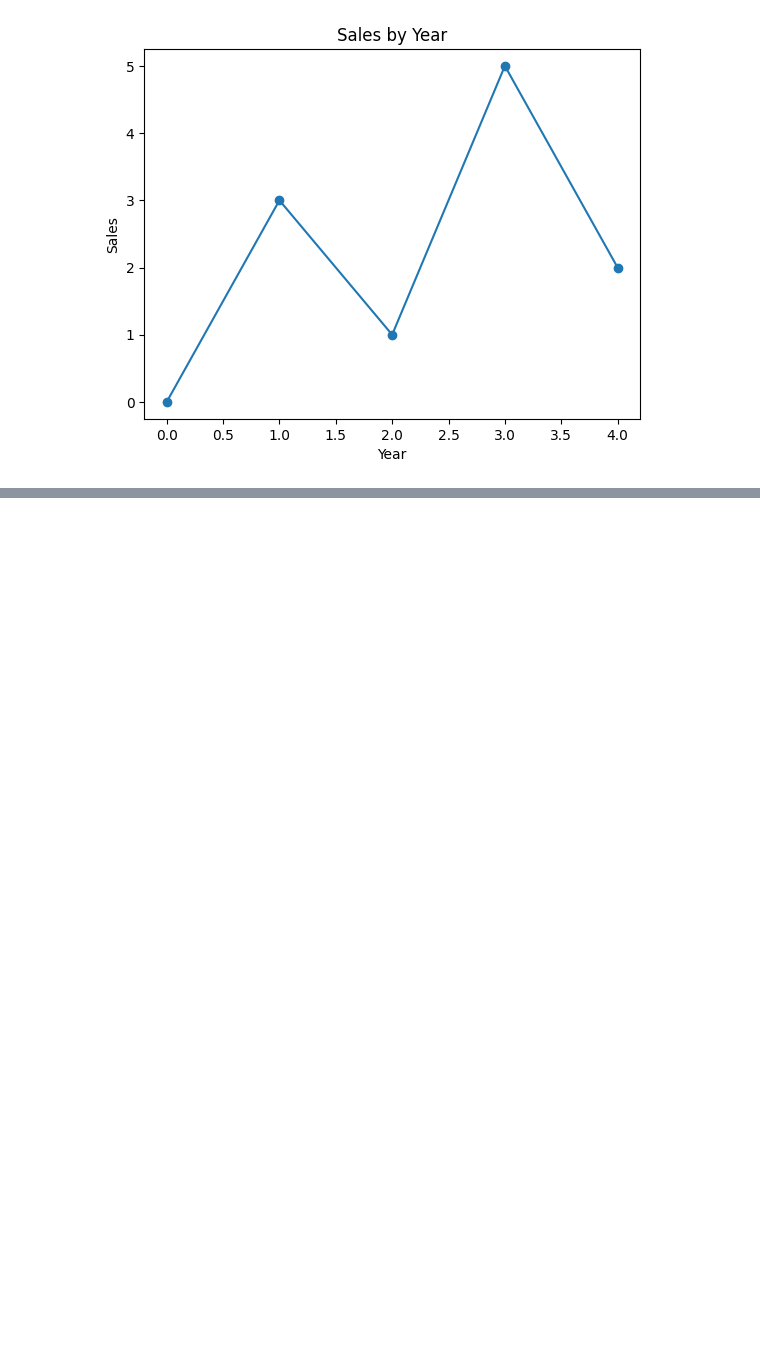
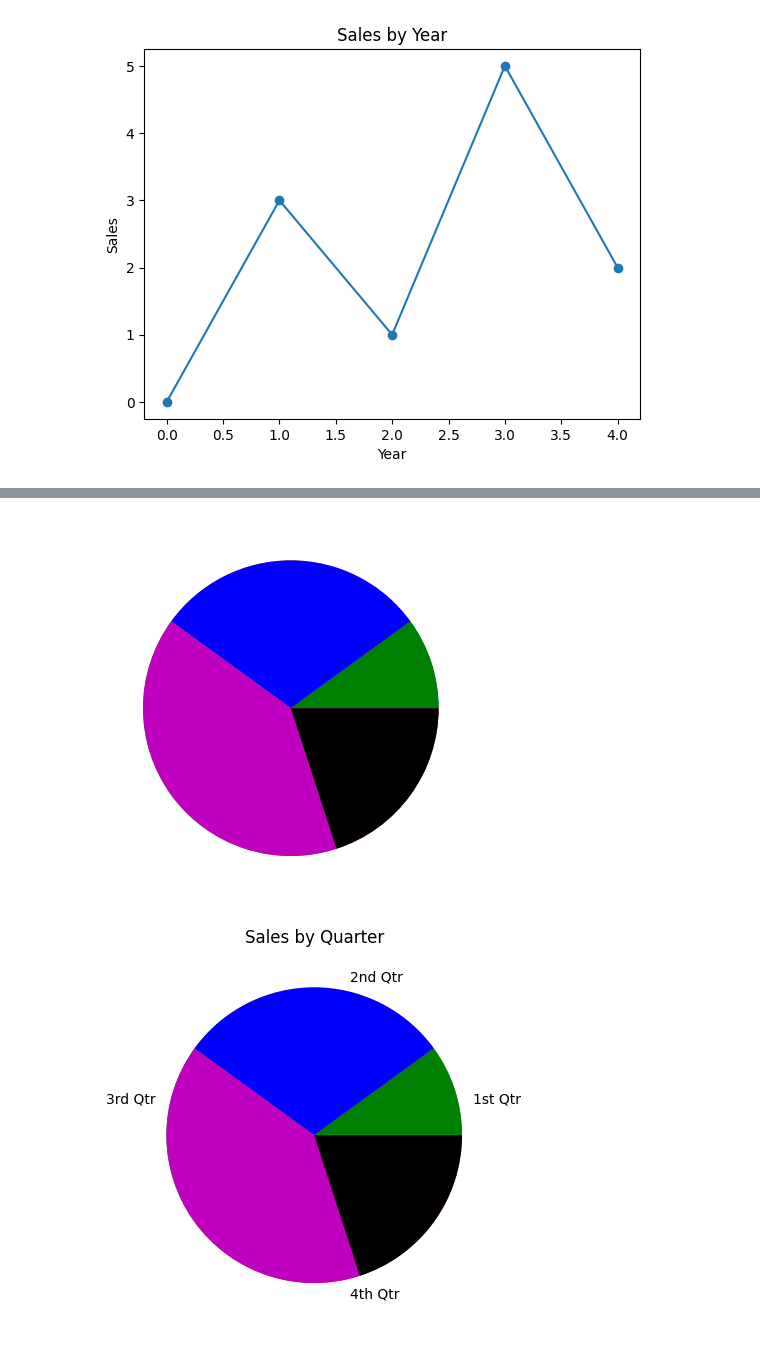
Before and after one commit to nirvikdahal/Python, a Jupyter notebook: Mat_Plotlib.ipynb, the cells around one changed output, grey strips where cells are left out. Saved outputs shown, nothing was run; the diff lists cells and outputs as text; code cells hidden in the pictures; blank space fills up the shorter version.

```diff
--- a/Mat_Plotlib.ipynb
+++ b/Mat_Plotlib.ipynb
@@ -48,0 +77,14 @@ Text(0, 0.5, 'Sales')
+# %%
+values = [20, 60, 80, 40]
+plt.pie(values)
+plt.pie(values, colors=('g', 'b', 'm', 'k'))
+plt.show()
+sales = [100, 400, 300, 600]
+slice_labels = ['1st Qtr', '2nd Qtr', '3rd Qtr', '4th Qtr']
+plt.pie(sales, labels=slice_labels)
+plt.pie(values, colors=('g', 'b', 'm', 'k'))
+plt.title('Sales by Quarter')
+plt.show()
+# %% [output]
+[figure, added]
+[figure, added]
```
Also changed, not shown: parts of 2 cells of this notebook.
